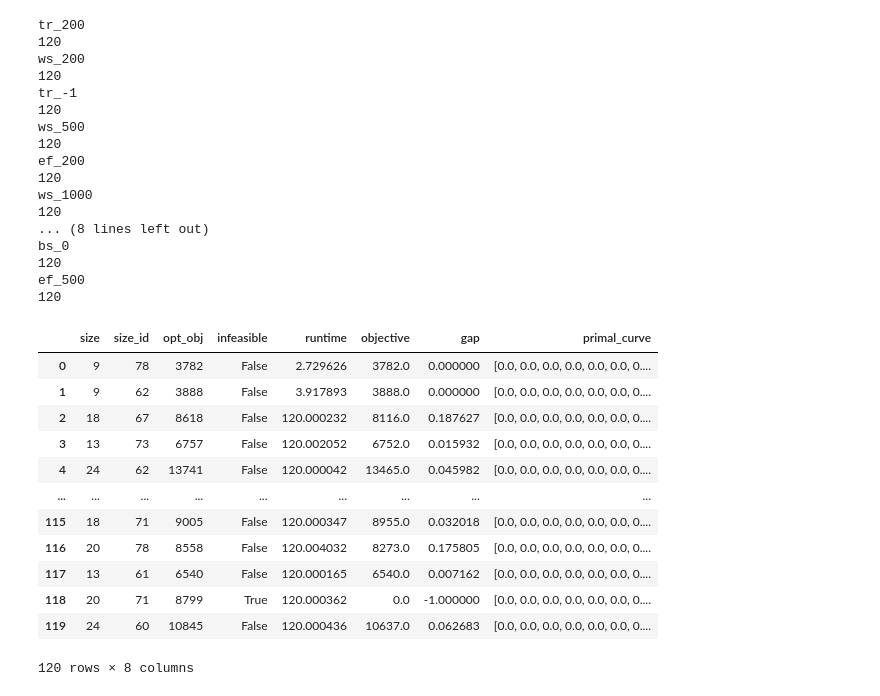
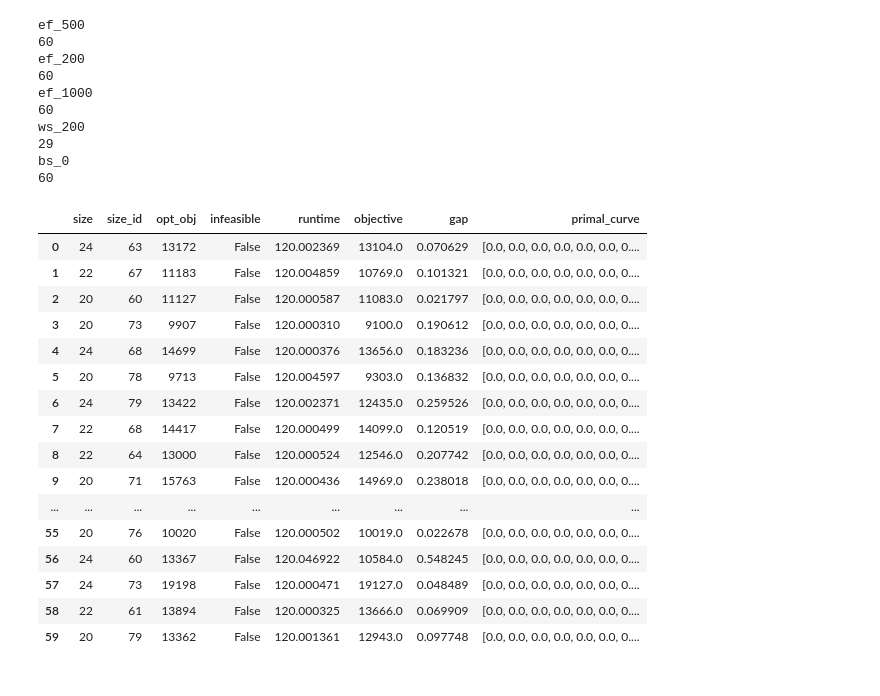
Before and after one commit to gos-ufsc/sat-gnn, a Jupyter notebook: notebooks/5.1-bmp-heuristics-evaluation.ipynb, the cells around one changed output. Cells and saved outputs as stored; diff of their text form; code cells hidden in the pictures.

```diff
--- a/notebooks/5.1-bmp-heuristics-evaluation.ipynb
+++ b/notebooks/5.1-bmp-heuristics-evaluation.ipynb
@@ -22,71 +22,69 @@ from src.utils import normalize_curve, compute_integral
 results_dir = Path('../data/results/')
 opts_dir = Path('../data/interim/')
 
-all_shortnames = {'_'.join(fp.name.split('_')[:2]) for fp in results_dir.glob('*.json')}
+T = 120
+all_shortnames = {'_'.join(fp.name.split('_')[:2]) for fp in results_dir.glob(f'*_{T}_*.json')}
 all_shortnames
 for shortname in all_shortnames:
     print(shortname)
-    print(len(list(results_dir.glob(shortname+'_*.json'))))
+    print(len(list(results_dir.glob(shortname+f'_{T}_*.json'))))
 # %% [output]
-tr_200
-120
+ef_500
+60
+ef_200
+60
+ef_1000
+60
 ws_200
-120
-tr_-1
-120
-ws_500
-120
-ef_200
-120
-ws_1000
-120
-... (8 lines left out)
+29
 bs_0
-120
-ef_500
-120
+60
 # %%
 def load_all_results(shortname: str):
     results = list()
-    for result_fpath in results_dir.glob(shortname+'_*.json'):
+    for result_fpath in results_dir.glob(shortname+f'_{T}_*.json'):
         size = int(result_fpath.name.split('_')[3])
         size_id = int(result_fpath.name.split('_')[4][:-len('.json')])
 
         with open(result_fpath) as f:
             result = json.load(f)
 
-        solution_fpath = opts_dir/f"97_{size}_{size_id}_opt.npz"
+        solution_fpath = opts_dir/f"{T}_{size}_{size_id}_opt.npz"
         solution_npz = np.load(solution_fpath)
         quasi_optimal_objective = solution_npz['arr_0'].astype('uint32')
 
         results.append(dict(
             size=size,
             size_id=size_id,
             opt_obj=quasi_optimal_objective,
             **result
         ))
     df = pd.DataFrame(results)
     df['primal_curve'] = df['primal_curve'].apply(normalize_curve)
     df['primal_curve'] = df['primal_curve'] / df['opt_obj']
 
     return df
 
 dfs = {shortname: load_all_results(shortname) for shortname in all_shortnames}
-dfs['tr_1000']
+dfs['bs_0']
 # %% [output]
 |  | size | size_id | opt_obj | infeasible | runtime | objective | gap | primal_curve |
-| 0 | 9 | 78 | 3782 | False | 2.729626 | 3782.0 | 0.000000 | [0.0, 0.0, 0.0, 0.0, 0.0, 0.0, 0.... |
-| 1 | 9 | 62 | 3888 | False | 3.917893 | 3888.0 | 0.000000 | [0.0, 0.0, 0.0, 0.0, 0.0, 0.0, 0.... |
-| 2 | 18 | 67 | 8618 | False | 120.000232 | 8116.0 | 0.187627 | [0.0, 0.0, 0.0, 0.0, 0.0, 0.0, 0.... |
-| 3 | 13 | 73 | 6757 | False | 120.002052 | 6752.0 | 0.015932 | [0.0, 0.0, 0.0, 0.0, 0.0, 0.0, 0.... |
-| 4 | 24 | 62 | 13741 | False | 120.000042 | 13465.0 | 0.045982 | [0.0, 0.0, 0.0, 0.0, 0.0, 0.0, 0.... |
+| 0 | 24 | 63 | 13172 | False | 120.002369 | 13104.0 | 0.070629 | [0.0, 0.0, 0.0, 0.0, 0.0, 0.0, 0.... |
+| 1 | 22 | 67 | 11183 | False | 120.004859 | 10769.0 | 0.101321 | [0.0, 0.0, 0.0, 0.0, 0.0, 0.0, 0.... |
+| 2 | 20 | 60 | 11127 | False | 120.000587 | 11083.0 | 0.021797 | [0.0, 0.0, 0.0, 0.0, 0.0, 0.0, 0.... |
+| 3 | 20 | 73 | 9907 | False | 120.000310 | 9100.0 | 0.190612 | [0.0, 0.0, 0.0, 0.0, 0.0, 0.0, 0.... |
+| 4 | 24 | 68 | 14699 | False | 120.000376 | 13656.0 | 0.183236 | [0.0, 0.0, 0.0, 0.0, 0.0, 0.0, 0.... |
+| 5 | 20 | 78 | 9713 | False | 120.004597 | 9303.0 | 0.136832 | [0.0, 0.0, 0.0, 0.0, 0.0, 0.0, 0.... |
+| 6 | 24 | 79 | 13422 | False | 120.002371 | 12435.0 | 0.259526 | [0.0, 0.0, 0.0, 0.0, 0.0, 0.0, 0.... |
+| 7 | 22 | 68 | 14417 | False | 120.000499 | 14099.0 | 0.120519 | [0.0, 0.0, 0.0, 0.0, 0.0, 0.0, 0.... |
+| 8 | 22 | 64 | 13000 | False | 120.000524 | 12546.0 | 0.207742 | [0.0, 0.0, 0.0, 0.0, 0.0, 0.0, 0.... |
+| 9 | 20 | 71 | 15763 | False | 120.000436 | 14969.0 | 0.238018 | [0.0, 0.0, 0.0, 0.0, 0.0, 0.0, 0.... |
 | ... | ... | ... | ... | ... | ... | ... | ... | ... |
-| 115 | 18 | 71 | 9005 | False | 120.000347 | 8955.0 | 0.032018 | [0.0, 0.0, 0.0, 0.0, 0.0, 0.0, 0.... |
-| 116 | 20 | 78 | 8558 | False | 120.004032 | 8273.0 | 0.175805 | [0.0, 0.0, 0.0, 0.0, 0.0, 0.0, 0.... |
-| 117 | 13 | 61 | 6540 | False | 120.000165 | 6540.0 | 0.007162 | [0.0, 0.0, 0.0, 0.0, 0.0, 0.0, 0.... |
-| 118 | 20 | 71 | 8799 | True | 120.000362 | 0.0 | -1.000000 | [0.0, 0.0, 0.0, 0.0, 0.0, 0.0, 0.... |
-| 119 | 24 | 60 | 10845 | False | 120.000436 | 10637.0 | 0.062683 | [0.0, 0.0, 0.0, 0.0, 0.0, 0.0, 0.... |
+| 55 | 20 | 76 | 10020 | False | 120.000502 | 10019.0 | 0.022678 | [0.0, 0.0, 0.0, 0.0, 0.0, 0.0, 0.... |
+| 56 | 24 | 60 | 13367 | False | 120.046922 | 10584.0 | 0.548245 | [0.0, 0.0, 0.0, 0.0, 0.0, 0.0, 0.... |
+| 57 | 24 | 73 | 19198 | False | 120.000471 | 19127.0 | 0.048489 | [0.0, 0.0, 0.0, 0.0, 0.0, 0.0, 0.... |
+| 58 | 22 | 61 | 13894 | False | 120.000325 | 13666.0 | 0.069909 | [0.0, 0.0, 0.0, 0.0, 0.0, 0.0, 0.... |
+| 59 | 20 | 79 | 13362 | False | 120.001361 | 12943.0 | 0.097748 | [0.0, 0.0, 0.0, 0.0, 0.0, 0.0, 0.... |
-120 rows × 8 columns
 # %%
 infeasibilities = list()
 sns = list()
```
Also changed, not shown: parts of 4 cells of this notebook, 2 other files.
